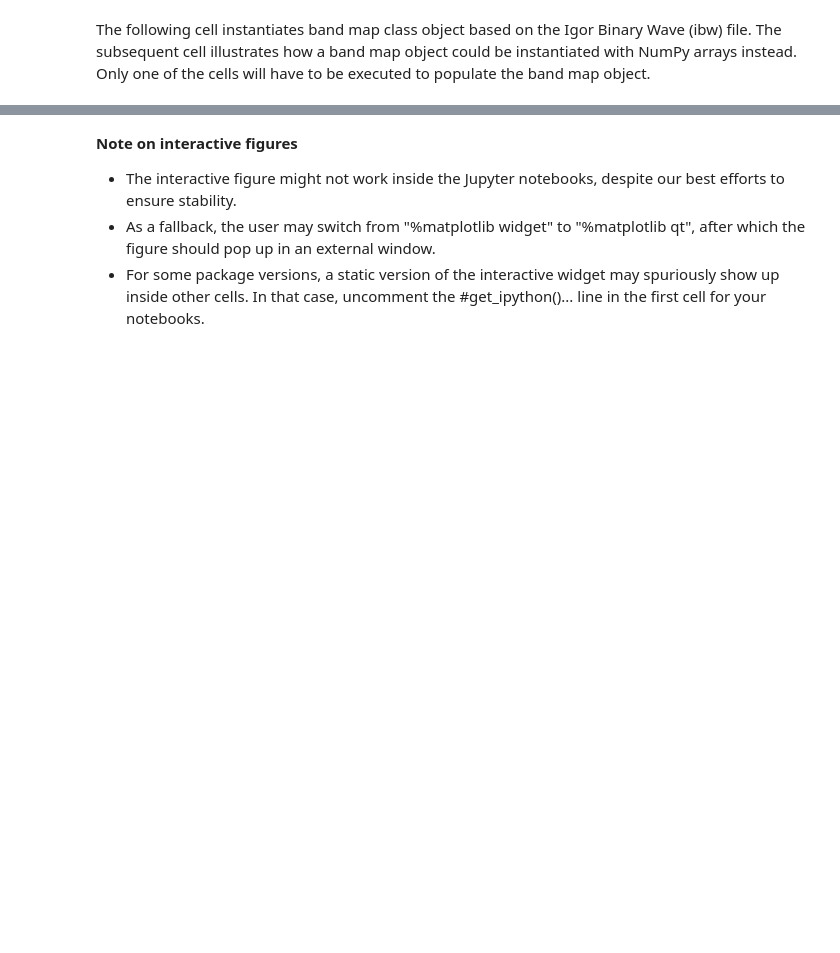
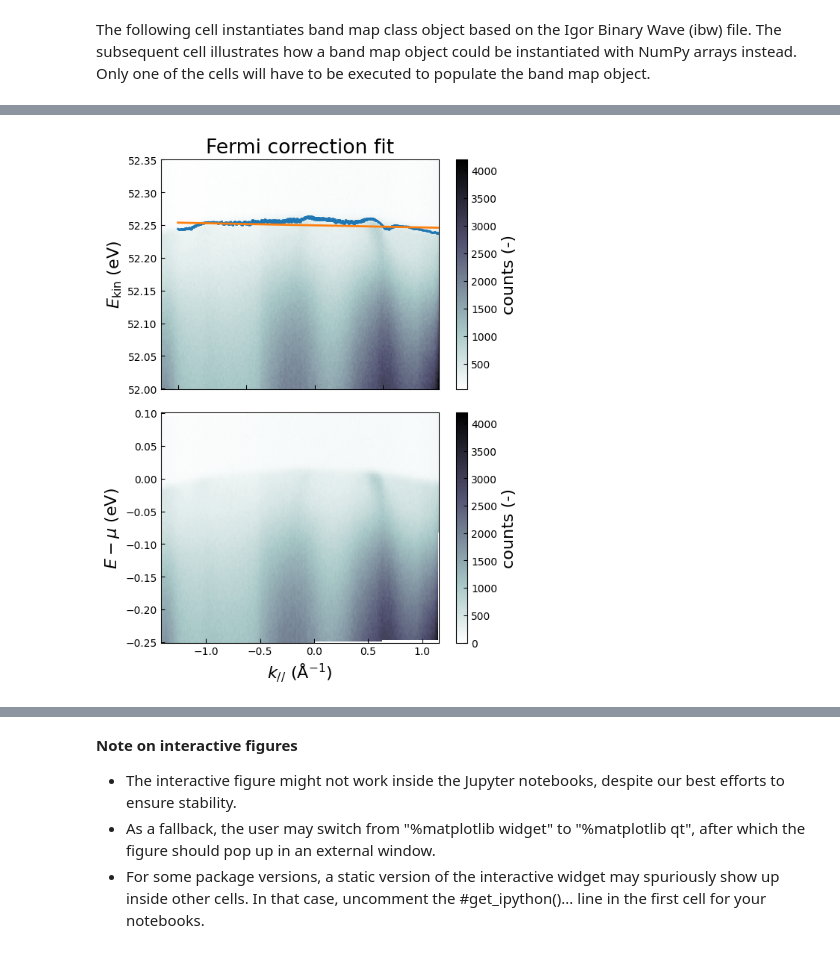
Before and after one commit to masaharutennis/xARPES, a Jupyter notebook: doc/notebooks/csro.ipynb, the cells around one changed output, grey strips where cells are left out. Cells and saved outputs as stored; diff of their text form; code cells hidden in the pictures; blank space fills up the shorter version.

```diff
--- a/doc/notebooks/csro.ipynb
+++ b/doc/notebooks/csro.ipynb
@@ -57,27 +59,29 @@ fig = bmap.plot(abscissa='momentum', ordinate='kinetic_energy', ax=ax)
 # %%
 %matplotlib inline
 
 fig, ax = plt.subplots(2, 1, figsize=(6, 8))
 
 bmap.correct_fermi_edge(
-      hnuminPhi_guess=32, background_guess=1e2,
-      integrated_weight_guess=1e3, angle_min=-10, angle_max=10,
-      ekin_min=31.96, ekin_max=32.1, true_angle=0,
+      hnuminPhi_guess=52.25, background_guess=1e2,
+      integrated_weight_guess=1e3, angle_min=-20, angle_max=20,
+      ekin_min=52.20, ekin_max=52.3, true_angle=0,
       ax=ax[0], show=False, fig_close=False)
 
 bmap.plot(ordinate='electron_energy', abscissa='momentum',
       ax=ax[1], show=False, fig_close=False)
 
 # Figure customization
 ax[0].set_xlabel(''); ax[0].set_xticklabels([])
 ax[0].set_title('Fermi correction fit')
 fig.subplots_adjust(top=0.92, hspace=0.1)
 plt.show()
 
 print('The optimised hnu - Phi=' + f'{bmap.hnuminPhi:.4f}' + ' +/- '
       + f'{1.96 * bmap.hnuminPhi_std:.5f}' + ' eV.')
 
 # fig = bmap.plot(ordinate='kinetic_energy', abscissa='angle')
+# %% [output]
+[figure, added]
 # %%
 %matplotlib inline
 
```
Also changed, not shown: parts of 13 cells of this notebook, 9 other files.
